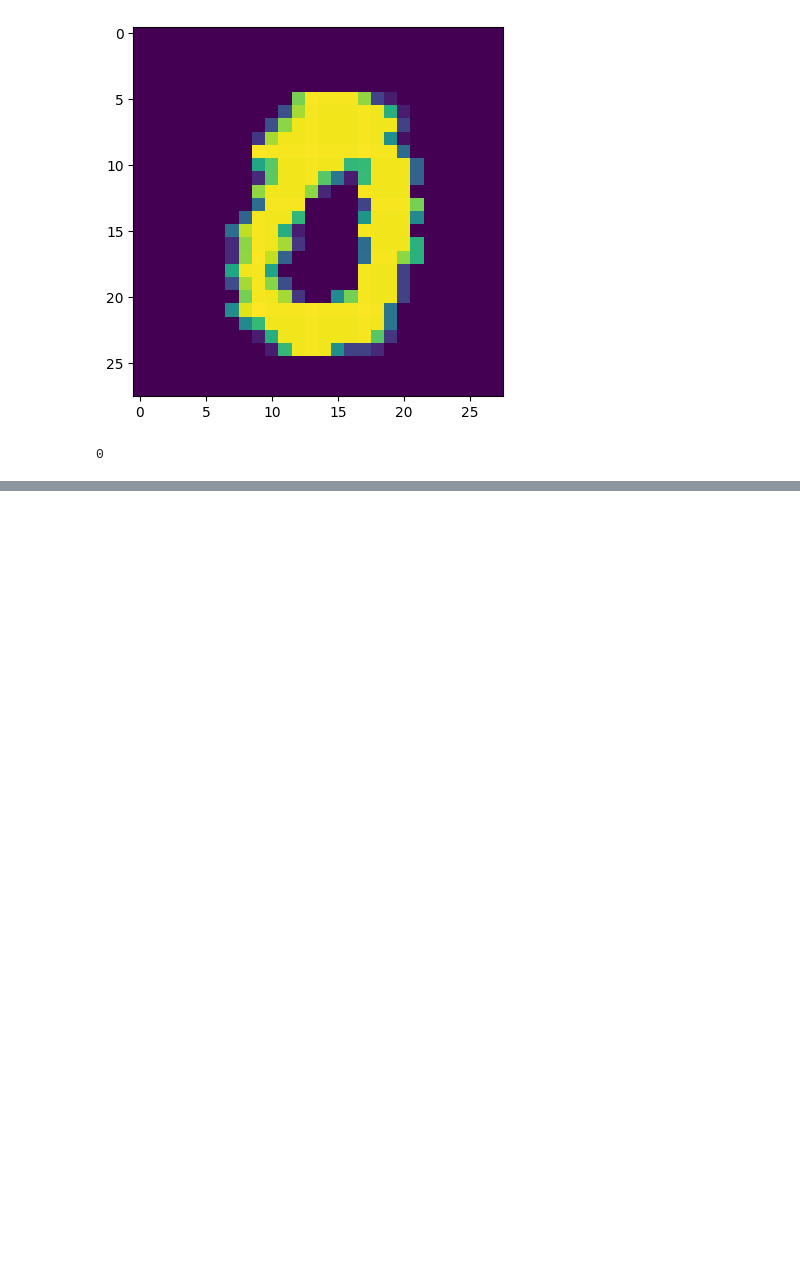
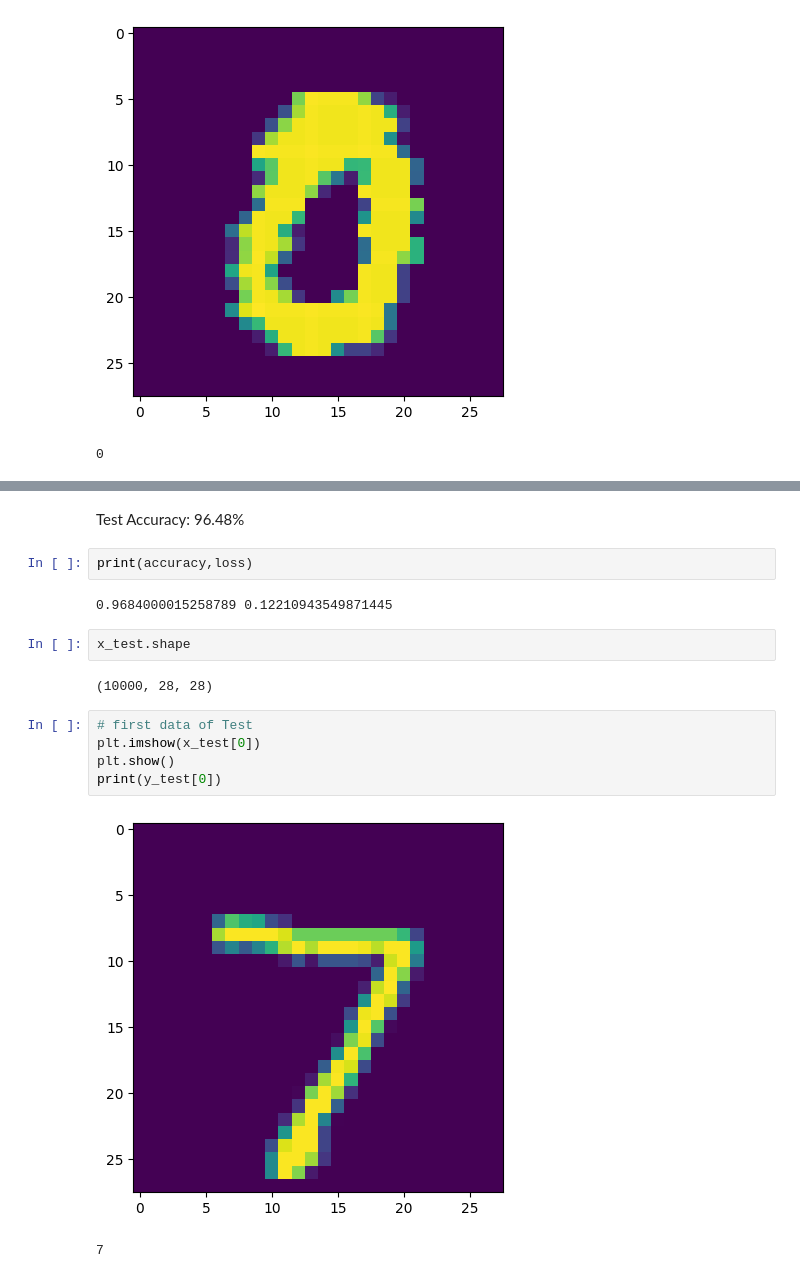
Before and after one commit to atif0911/AIML, a Jupyter notebook: MiniProjects/MNISTNumberClassifier/MNISTNumberClassifier.ipynb, the cells around one changed output, grey strips where cells are left out. Cells and saved outputs as stored; diff of their text form; blank space fills up the shorter version.

```diff
--- a/MiniProjects/MNISTNumberClassifier/MNISTNumberClassifier.ipynb
+++ b/MiniProjects/MNISTNumberClassifier/MNISTNumberClassifier.ipynb
@@ -130,0 +200,18 @@ print(y_train[69])
+# %% [markdown]
+Test Accuracy: 96.48%
+# %%
+print(accuracy,loss)
+# %% [output]
+0.9684000015258789 0.12210943549871445
+# %%
+x_test.shape
+# %% [output]
+(10000, 28, 28)
+# %%
+# first data of Test
+plt.imshow(x_test[0])
+plt.show()
+print(y_test[0])
+# %% [output]
+[figure, added]
+7
```
Also changed, not shown: parts of 39 cells of this notebook, 2 other files.
